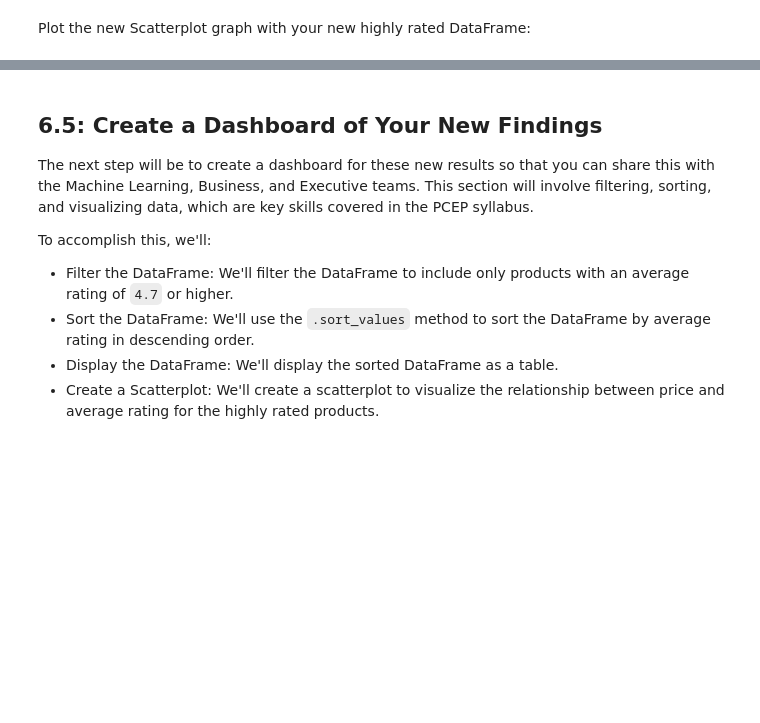
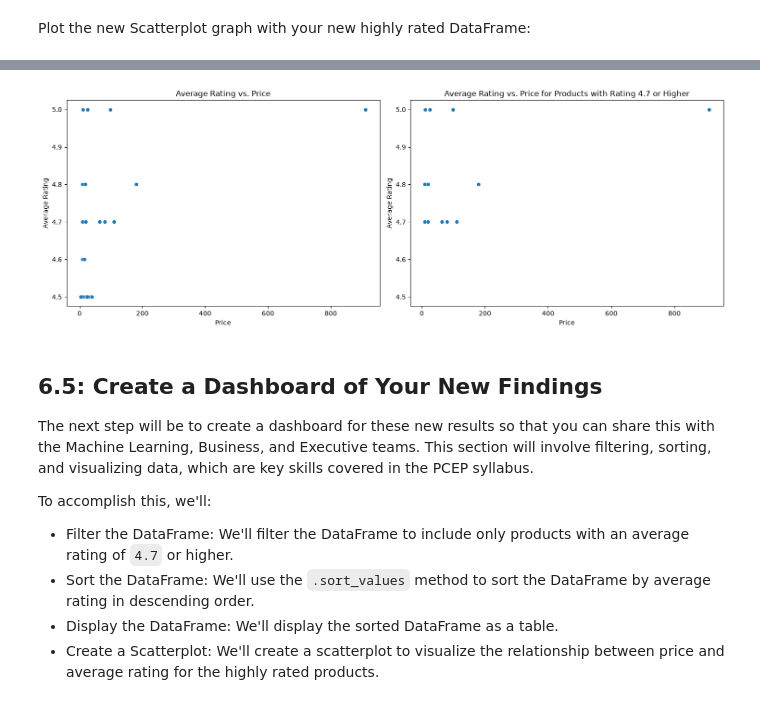
Before and after one commit to PrasunaM/Udacity_Projects, a Jupyter notebook: Amazon_reviews/Udacity - PCEP Project.ipynb, the cells around one changed output, grey strips where cells are left out. Cells and saved outputs as stored; diff of their text form; code cells hidden in the pictures; blank space fills up the shorter version.

```diff
--- a/Amazon_reviews/Udacity - PCEP Project.ipynb
+++ b/Amazon_reviews/Udacity - PCEP Project.ipynb
@@ -88,24 +103,27 @@ reviews_dataset = load_dataset(
     "McAuley-Lab/Amazon-Reviews-2023",
     "raw_review_Electronics",
     split="full",
-    streaming=#<---- YOUR CODE GOES HERE ---->,
-    trust_remote_code=#<---- YOUR CODE GOES HERE ---->
+    streaming=True,
+    trust_remote_code=True
 )
 
 # Initialize an empty list to collect review samples
 reviews = []
 
 # Limit the number of data samples collected
-sample_limit = #<---- YOUR CODE GOES HERE ---->
+sample_limit = 100
 
 # Iterate over the reviews dataset and collect samples
-for #<---- YOUR CODE GOES HERE ---->
-    if #<---- YOUR CODE GOES HERE ---->
+
+for i, review in enumerate(reviews_dataset):
+    if i >= sample_limit:
         break
-    reviews.append(#<---- YOUR CODE GOES HERE ---->)
+    reviews.append(review)
 
 # Convert the list of review samples to a pandas DataFrame
 reviews_df = pd.DataFrame(reviews)
 
+items_to_print = 10
+
 # Print the dataframe
-reviews_df
+print (reviews_df)
@@ -684,3 +1085,26 @@ plt.show()
+# %%
+# Create a Dashboard Layout
+plt.figure(figsize=(15, 10))
+
+# Subplot 1: Average Rating vs. Price
+ax1 = plt.subplot(2, 2, 1)
+sns.scatterplot(data=top_products_df, x='price', y='average_rating')
+plt.title('Average Rating vs. Price')
+plt.xlabel('Price')
+plt.ylabel('Average Rating')
+
+# Subplot 2: Average Rating vs. Price for Products with Rating 4.7 or Higher
+plt.subplot(2, 2, 2, sharey = ax1)
+sns.scatterplot(data=highly_rated_products_df, x='price', y='average_rating')
+plt.title('Average Rating vs. Price for Products with Rating 4.7 or Higher')
+plt.xlabel('Price')
+plt.ylabel('Average Rating')
+
+# Show the Dashboard
+plt.tight_layout()
+plt.show()
+# %% [output]
+[figure, added]
 # %% [markdown]
 ## 6.5: Create a Dashboard of Your New Findings
 The next step will be to create a dashboard for these new results so that you can share this with the Machine Learning, Business, and Executive teams. This section will involve filtering, sorting, and visualizing data, which are key skills covered in the PCEP syllabus.
```
Also changed, not shown: parts of 49 cells of this notebook.
